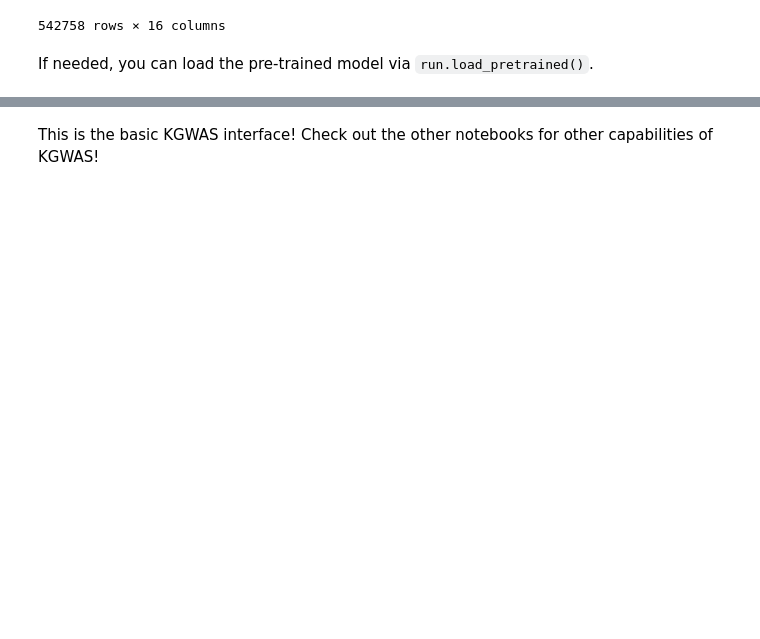
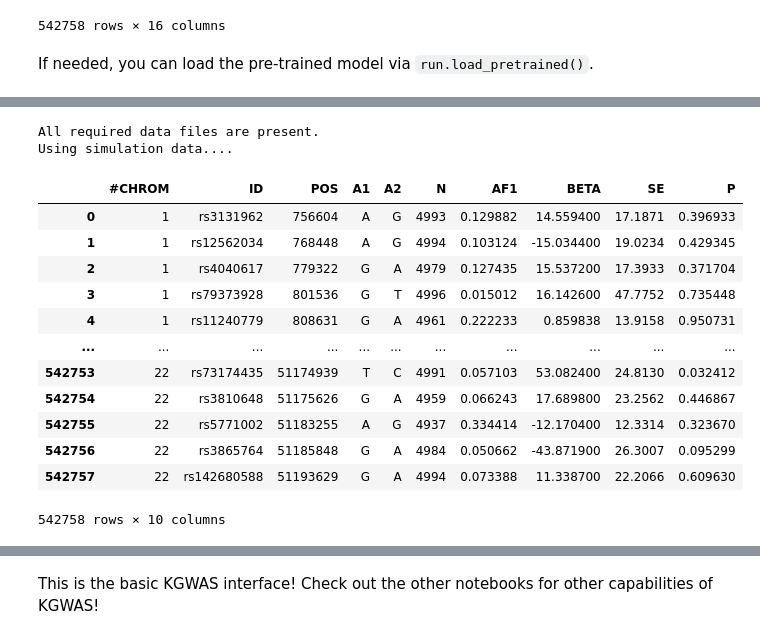
Before and after one commit to snap-stanford/KGWAS, a Jupyter notebook: demo/kgwas_101.ipynb, the cells around one changed output, grey strips where cells are left out. Saved outputs shown, nothing was run; the diff lists cells and outputs as text; code cells hidden in the pictures; blank space fills up the shorter version.

```diff
--- a/demo/kgwas_101.ipynb
+++ b/demo/kgwas_101.ipynb
@@ -79,0 +105,19 @@ run.load_pretrained('./data/model/test')
+# %%
+data.load_simulation_gwas('causal', seed = 1) # seed can range from 1-500
+data.lr_uni
+# %% [output]
+All required data files are present.
+Using simulation data....
+|  | #CHROM | ID | POS | A1 | A2 | N | AF1 | BETA | SE | P |
+| 0 | 1 | rs3131962 | 756604 | A | G | 4993 | 0.129882 | 14.559400 | 17.1871 | 0.396933 |
+| 1 | 1 | rs12562034 | 768448 | A | G | 4994 | 0.103124 | -15.034400 | 19.0234 | 0.429345 |
+| 2 | 1 | rs4040617 | 779322 | G | A | 4979 | 0.127435 | 15.537200 | 17.3933 | 0.371704 |
+| 3 | 1 | rs79373928 | 801536 | G | T | 4996 | 0.015012 | 16.142600 | 47.7752 | 0.735448 |
+| 4 | 1 | rs11240779 | 808631 | G | A | 4961 | 0.222233 | 0.859838 | 13.9158 | 0.950731 |
+| ... | ... | ... | ... | ... | ... | ... | ... | ... | ... | ... |
+| 542753 | 22 | rs73174435 | 51174939 | T | C | 4991 | 0.057103 | 53.082400 | 24.8130 | 0.032412 |
+| 542754 | 22 | rs3810648 | 51175626 | G | A | 4959 | 0.066243 | 17.689800 | 23.2562 | 0.446867 |
+| 542755 | 22 | rs5771002 | 51183255 | A | G | 4937 | 0.334414 | -12.170400 | 12.3314 | 0.323670 |
+| 542756 | 22 | rs3865764 | 51185848 | G | A | 4984 | 0.050662 | -43.871900 | 26.3007 | 0.095299 |
+| 542757 | 22 | rs142680588 | 51193629 | G | A | 4994 | 0.073388 | 11.338700 | 22.2066 | 0.609630 |
+542758 rows × 10 columns
```
Also changed, not shown: parts of 13 cells of this notebook, 6 other files.
